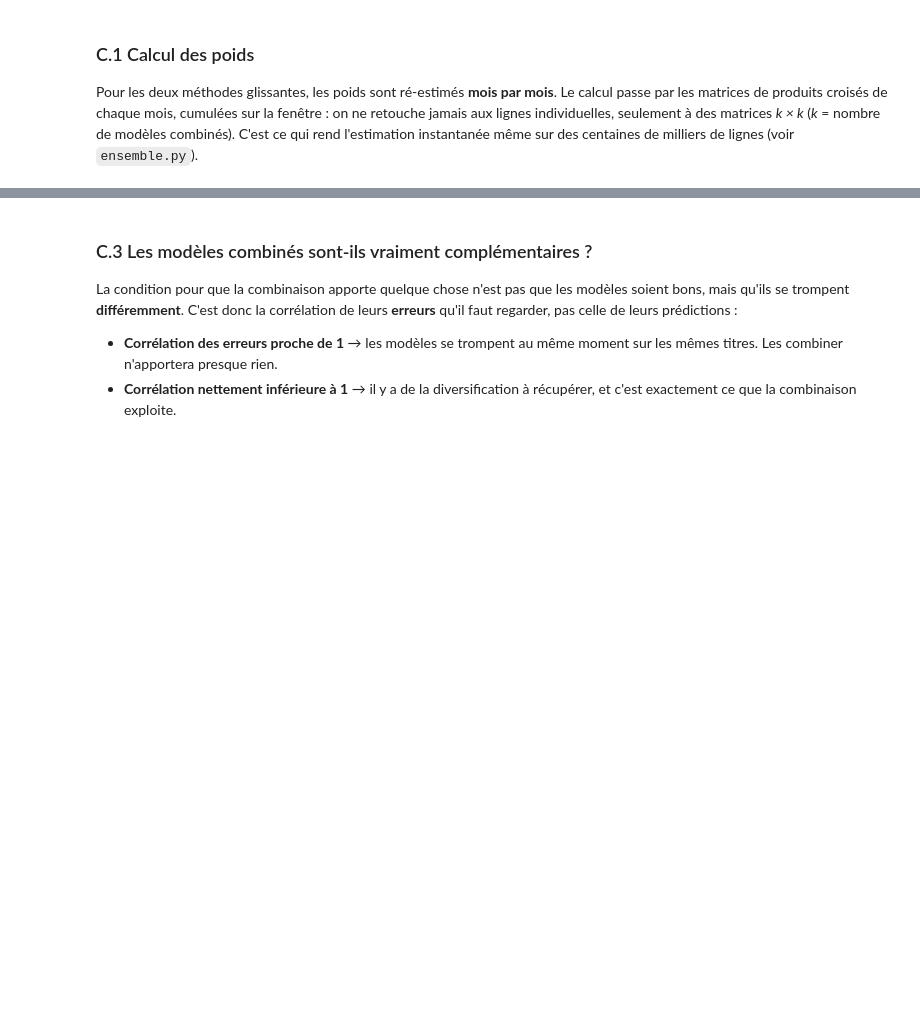
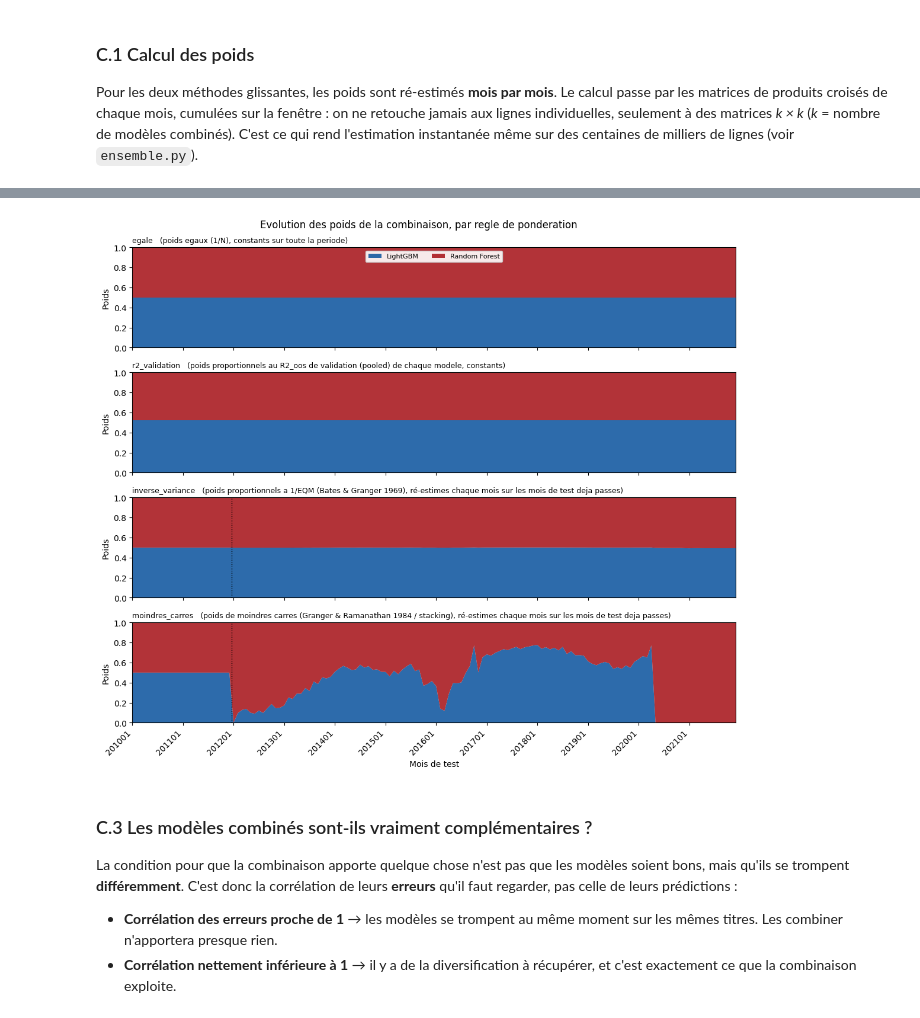
Before and after one commit to AlessioNo/Memoire, a Jupyter notebook: notebooks/08_evaluation_portefeuilles.ipynb, the cells around one changed output, grey strips where cells are left out. Drawn from its saved outputs; the diff is of its cells as text; code cells hidden in the pictures; blank space fills up the shorter version.

```diff
--- a/notebooks/08_evaluation_portefeuilles.ipynb
+++ b/notebooks/08_evaluation_portefeuilles.ipynb
@@ -807,20 +827,0 @@ Le graphique le plus important de cette partie. Ce qu'il faut y regarder :
-# %%
-fig, ax = plt.subplots(figsize=(11, 4.5))
-
-ax.stackplot(range(len(poids_par_mois)), *[poids_par_mois[m].values for m in modeles_ensemble],
-             labels=modeles_ensemble, alpha=0.85)
-ax.set_xlim(0, len(poids_par_mois) - 1)
-ax.set_ylabel("Poids dans la combinaison")
-ax.set_xlabel("Mois de test (annee_mois)")
-ax.set_title(f"Evolution des poids de l'ensemble ({config.METHODE_PONDERATION_ENSEMBLE})")
-
-# une etiquette d'axe tous les ~12 points, sinon illisible
-positions_x = range(0, len(poids_par_mois), max(len(poids_par_mois) // 12, 1))
-ax.set_xticks(list(positions_x))
-ax.set_xticklabels([poids_par_mois.index[i] for i in positions_x], rotation=45, ha='right')
-ax.legend(loc='upper left', ncol=len(modeles_ensemble))
-plt.tight_layout()
-plt.show()
-
-poids_par_mois.to_parquet(config.FICHIER_POIDS_ENSEMBLE)
-print("Poids par mois sauvegardes :", config.FICHIER_POIDS_ENSEMBLE)
@@ -827,3 +876,51 @@ print("Poids par mois sauvegardes :", config.FICHIER_POIDS_ENSEMBLE)
+# %%
+# Une couleur PAR MODELE, identique dans les 4 panneaux : c'est ce qui permet de comparer
+# les panneaux entre eux. La palette s'etend automatiquement si tu ajoutes des modeles.
+PALETTE_MODELES = ['#08519c', '#a50f15', '#238b45', '#f16913', '#6a51a3', '#8c6d31']
+COULEURS_MODELES = {m: PALETTE_MODELES[i % len(PALETTE_MODELES)]
+                    for i, m in enumerate(modeles_ensemble)}
+
+HAUTEUR_PAR_PANNEAU = 2.4          # ajuste ces deux constantes a la main
+LARGEUR_FIGURE = 11.0
+TAILLE_FIGURE = (LARGEUR_FIGURE, HAUTEUR_PAR_PANNEAU * len(methodes_ensemble))
+
+fig, axes = plt.subplots(len(methodes_ensemble), 1, sharex=True, figsize=TAILLE_FIGURE)
+axes = np.atleast_1d(axes)
+
+mois = comparaison_ensembles['poids'][methodes_ensemble[0]].index
+x = np.arange(len(mois))
+
+for ax, methode in zip(axes, methodes_ensemble):
+    tableau = comparaison_ensembles['poids'][methode]
+    ax.stackplot(x, *[tableau[m].values for m in modeles_ensemble],
+                 labels=modeles_ensemble,
+                 colors=[COULEURS_MODELES[m] for m in modeles_ensemble], alpha=0.85)
+    ax.set_xlim(0, len(mois) - 1)
+    ax.set_ylim(0, 1)
+    ax.set_ylabel("Poids")
+    ax.set_title(f"{methode}   ({ensemble.description(methode)})", fontsize=9, loc='left')
+
+    # Les methodes glissantes retombent sur des poids EGAUX tant que l'historique est trop
+    # court : avant ce trait, elles sont identiques a 'egale' par construction, pas par
+    # coincidence. Sans ce repere le lecteur croit a un bug.
+    n_egaux = int(comparaison_ensembles['diagnostics'].loc[
+        methode, 'n_mois_poids_egaux_faute_historique'])
+    if n_egaux > 0:
+        ax.axvline(n_egaux - 0.5, color='black', linewidth=1.0, linestyle=':')
+
+positions_x = range(0, len(mois), max(len(mois) // 12, 1))
+axes[-1].set_xticks(list(positions_x))
+axes[-1].set_xticklabels([mois[i] for i in positions_x], rotation=45, ha='right')
+axes[-1].set_xlabel("Mois de test")
+axes[0].legend(loc='upper center', ncol=len(modeles_ensemble),
+               fontsize=8, framealpha=0.9)
+fig.suptitle("Evolution des poids de la combinaison, par regle de ponderation",
+             fontsize=12)
+plt.tight_layout()
+plt.savefig(config.FICHIER_ENSEMBLES_POIDS_PNG, dpi=150)
+plt.show()
+# %% [output]
+[figure, added]
 # %% [markdown]
 ### C.3 Les modèles combinés sont-ils vraiment complémentaires ?
 
```
Also changed, not shown: parts of 46 cells of this notebook, 9 other files.
